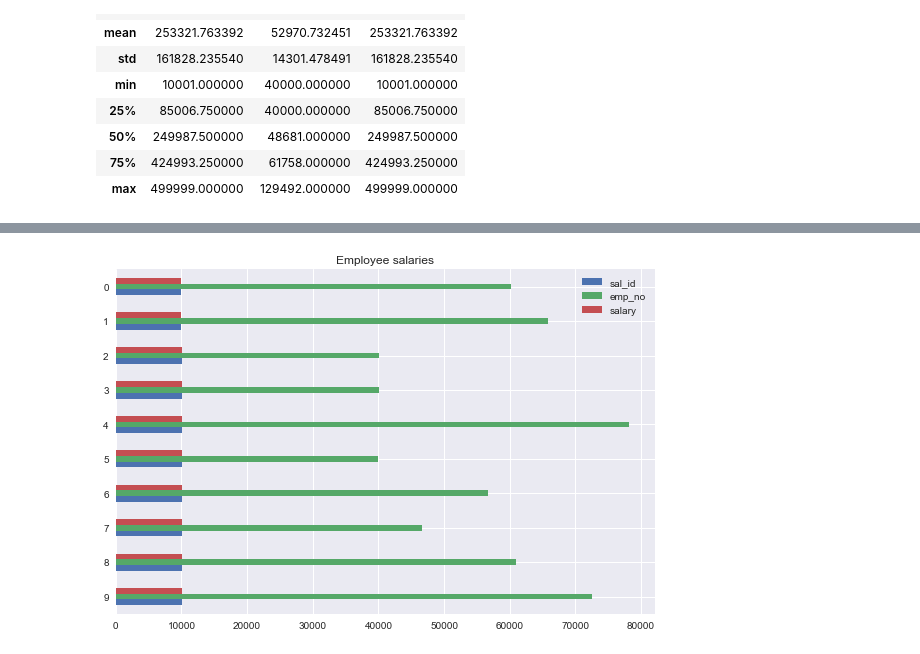
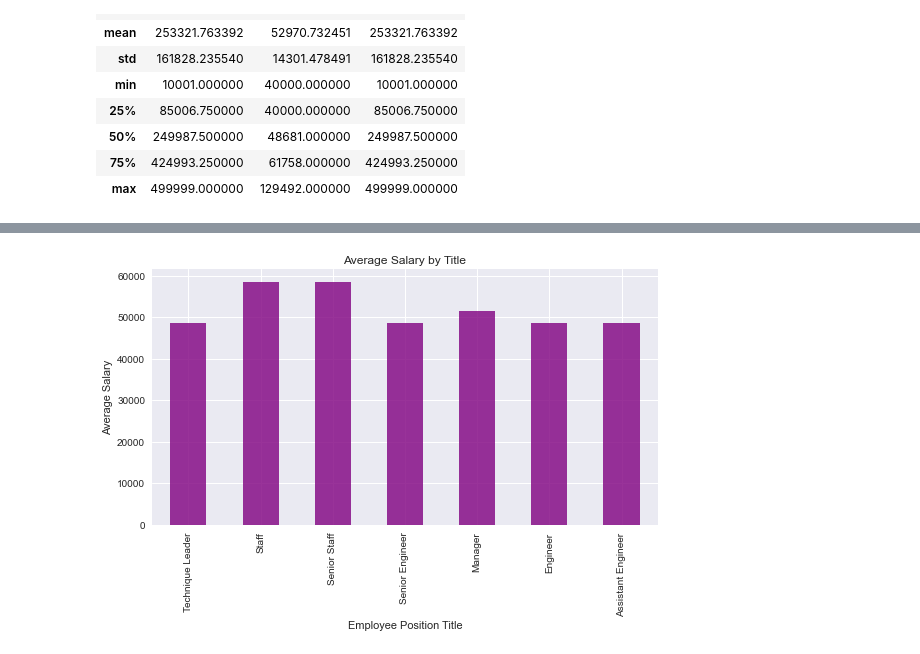
Before and after one commit to ShonaCritch/SQL-Challenge, a Jupyter notebook: EmployeeSQL/SQLAlchemy_Analysis.ipynb, the cells around one changed output, grey strips where cells are left out. Cells and saved outputs as stored; diff of their text form; code cells hidden in the pictures.

```diff
--- a/EmployeeSQL/SQLAlchemy_Analysis.ipynb
+++ b/EmployeeSQL/SQLAlchemy_Analysis.ipynb
@@ -123,8 +123,13 @@ df.describe()
 # %%
 # Bin the salary list results into salary ranges for histogram plot
 # Create the bins in which Data will be held betwee, min and max salary
-bins = [9999, 19999, 29999, 39999, 499999, 59999, 69999, 79999, 89999, 99999, 109999, 119999, 129999]
+bins = [0, 49999, 59999, 69999, 79999, 89999, 99999, 109999, 119999, 129999]
 
 # Create labels for these bins
-group_labels = ["0 to 10k", "10k to 20k", "20k to 30k", "30k to 40k", "40k to 50k", "50k to 60k",
-                "60k to 70k", "80k to 90k", "90k to 100k", "100k to 110k", "110k to 120k", "120k to 130k"]
+group_labels = ["40,000 to 49,999", "50,000 to 59,999","60,000 to 69,999",
+                "70,000 to 79,999", "80,000 to 89,999", "90,000 to 99,999",
+                "100,000 to 109,999", "110,000 to 119,999", "120,000 to 129,999"]
+# %%
+#cut df to add bins
+df["salary_range"] = pd.cut(df["salary"], bins, labels=group_labels, include_lowest=True)
+df.head()
@@ -133,2 +199,5 @@ group_labels = ["0 to 10k", "10k to 20k", "20k to 30k", "30k to 40k", "40k to 50
 # %%
-# Average salary group by title and plot on bar graph
+# Average salary group by title for plotting bar graph
+title_grp = df.groupby("title")
+avg_sal_title = round(title_grp["salary"].mean(),0)
+avg_sal_title
@@ -143,7 +214,9 @@ count_makers
 # %%
 # Plot the dataframe as a horizontal bar chart using pandas plotting
-df.iloc[::-1].plot.barh(title="Employee salaries")
+avg_sal_title.iloc[::-1].plot.bar(title="Average Salary by Title",color='purple', alpha=0.8, align="center")
+plt.xlabel("Employee Position Title")
+plt.ylabel("Average Salary")
 plt.tight_layout()
 plt.show()
 # %% [output]
-[figure, old version]
+[figure, new version]
```
Also changed, not shown: parts of 20 cells of this notebook.
